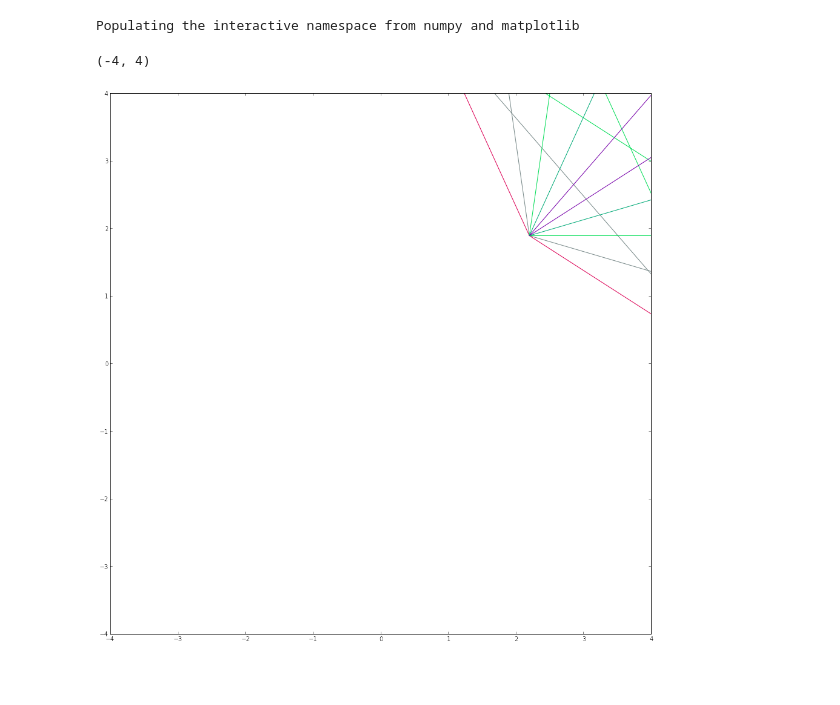
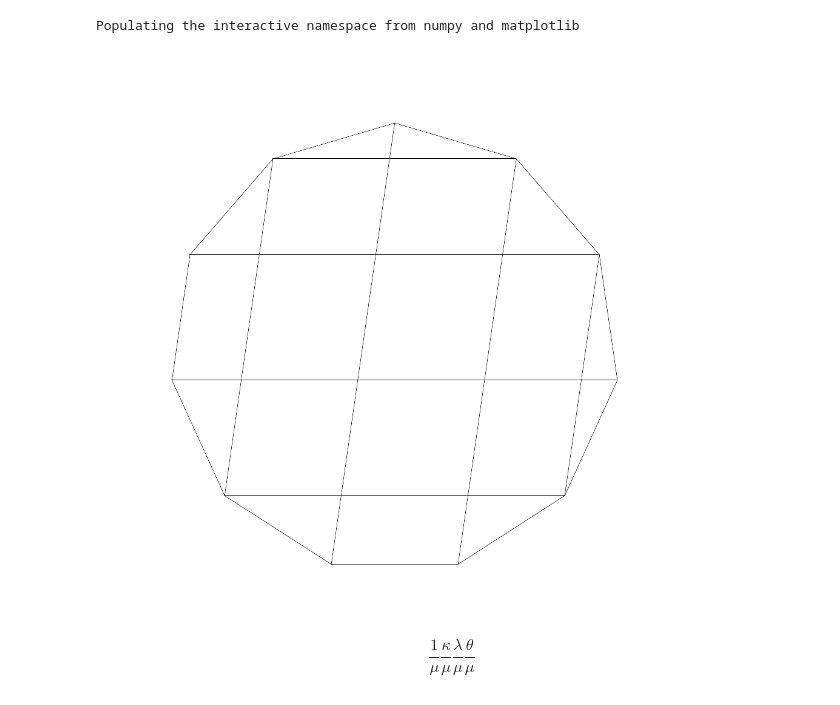
Before and after one commit to vorth/ipython, a Jupyter notebook: hendecagons/Hendecagons.ipynb, the cells around one changed output. Saved outputs shown, nothing was run; the diff lists cells and outputs as text; code cells hidden in the pictures; blank space fills up the shorter version.

```diff
--- a/hendecagons/Hendecagons.ipynb
+++ b/hendecagons/Hendecagons.ipynb
@@ -176,7 +178,7 @@ class Vector(object):
         x = float( self.x )
         y = float( self.y )
         A = math.sin( (5.0/11.0) * math.pi )
-        x = float( self.x ) + float( self.y )/(2*delta_real)
+        x = float( self.x ) + float( self.y ) / (2*HendecagonNumber.mu_real)
         y = A * float( self.y )
         return [ x, y ]
 
@@ -509,36 +529,50 @@ ax.axis('off')
 # %%
 %pylab --no-import-all inline
 
 import matplotlib.pyplot as plt
 import matplotlib.path as mpath
 import matplotlib.patches as mpatches
 Path = mpath.Path
 
-def drawPolygon( polygonVerts, color ):
+def drawPolygon( polygonVerts ):
     n = len( polygonVerts )
     codes = [ Path.MOVETO ]
     verts = []
     verts .append( polygonVerts[ 0 ] .render() )
     for i in range(1,n+1):
         codes.append ( Path.LINETO )
         verts.append ( polygonVerts[ i % n ] .render() )
     path = mpath.Path( verts, codes )
-    return mpatches.PathPatch( path, facecolor='none', edgecolor=color )
+    return mpatches.PathPatch( path, facecolor='none', edgecolor='#000000' )
+
+def drawDiagonal( v1, v2 ):
+    codes = [ Path.MOVETO ]
+    verts = []
+    verts .append( v1 .render() )
+    codes.append ( Path.LINETO )
+    verts.append ( v2 .render() )
+    path = mpath.Path( verts, codes )
+    return mpatches.PathPatch( path, facecolor='none', edgecolor='#000000' )
 
 fig = plt.figure(figsize=(16,16))
 ax = fig.add_subplot(111)
-ax.add_patch( drawPolygon( hendecagon, '#dd0055' ) )
-ax.add_patch( drawPolygon( hendecagram_alpha, '#778888' ) )
-ax.add_patch( drawPolygon( hendecagram_beta, '#00dd55' ) )
-ax.add_patch( drawPolygon( hendecagram_gamma, '#00aa77' ) )
-ax.add_patch( drawPolygon( hendecagram_delta, '#7700aa' ) )
+ax.add_patch( drawPolygon( hendecagon,  ) )
+ax.add_patch( drawDiagonal( p[0], p[6] ) )
+ax.add_patch( drawDiagonal( p[1], p[5] ) )
+ax.add_patch( drawDiagonal( p[2], p[4] ) )
+ax.add_patch( drawDiagonal( p[10], p[7] ) )
+ax.add_patch( drawDiagonal( p[10], p[2] ) )
+ax.add_patch( drawDiagonal( p[9], p[3] ) )
+ax.add_patch( drawDiagonal( p[8], p[4] ) )
+ax.add_patch( drawDiagonal( p[7], p[5] ) )
 
-ax.set_xlim(-4,4)
-ax.set_ylim(-4,4)
+ax.set_xlim(-1,14)
+ax.set_ylim(-1,14)
 
-#ax.axis('off')
-#fig.savefig( "hendecagonSkewed.png" )
+ax.axis('off')
+fig.savefig( "hendecagon-coordinates-skew.pdf" )
 # %% [output]
 Populating the interactive namespace from numpy and matplotlib
-(-4, 4)
-[figure, old version]
+[figure, new version]
+# %% [markdown]
+$$\frac{1}{\mu} \frac{\kappa}{\mu} \frac{\lambda}{\mu} \frac{\theta}{\mu} $$
```
Also changed, not shown: parts of 5 cells of this notebook.
